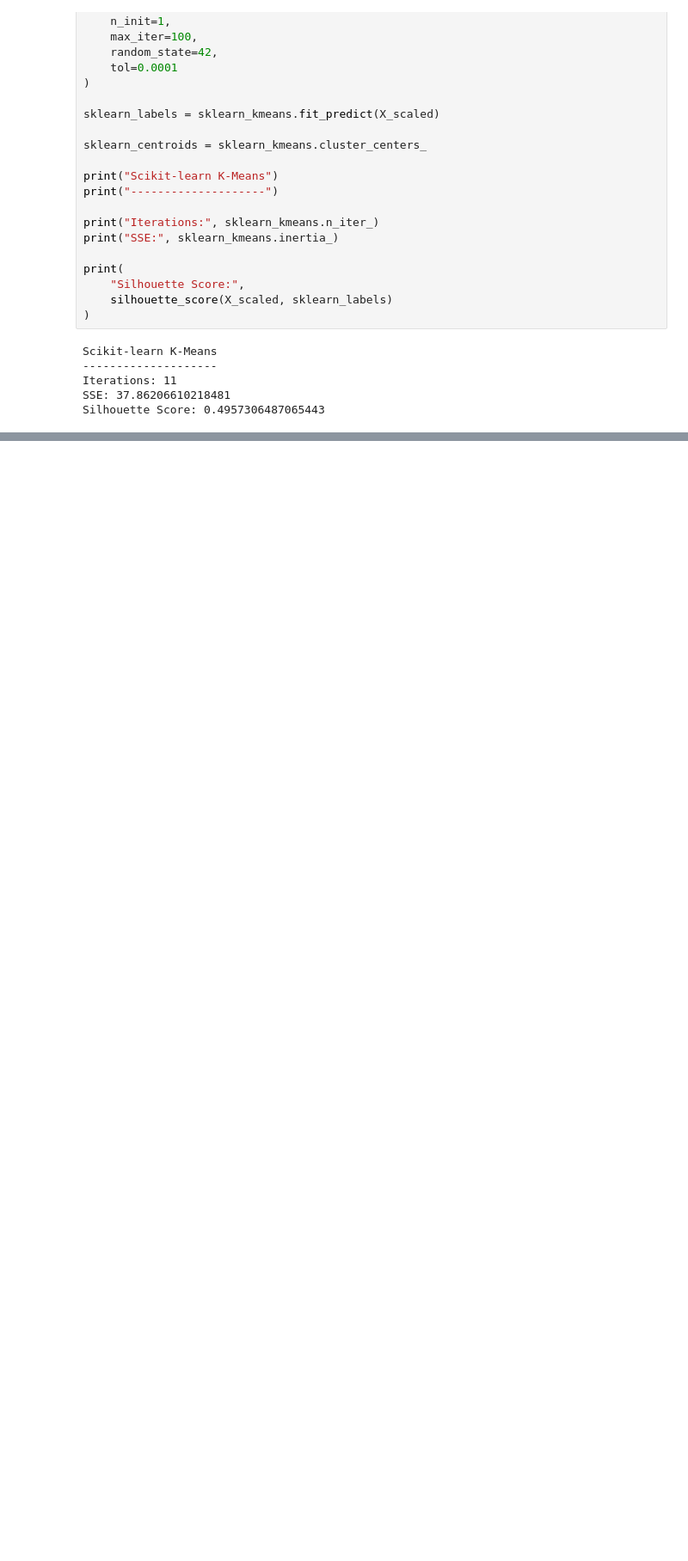
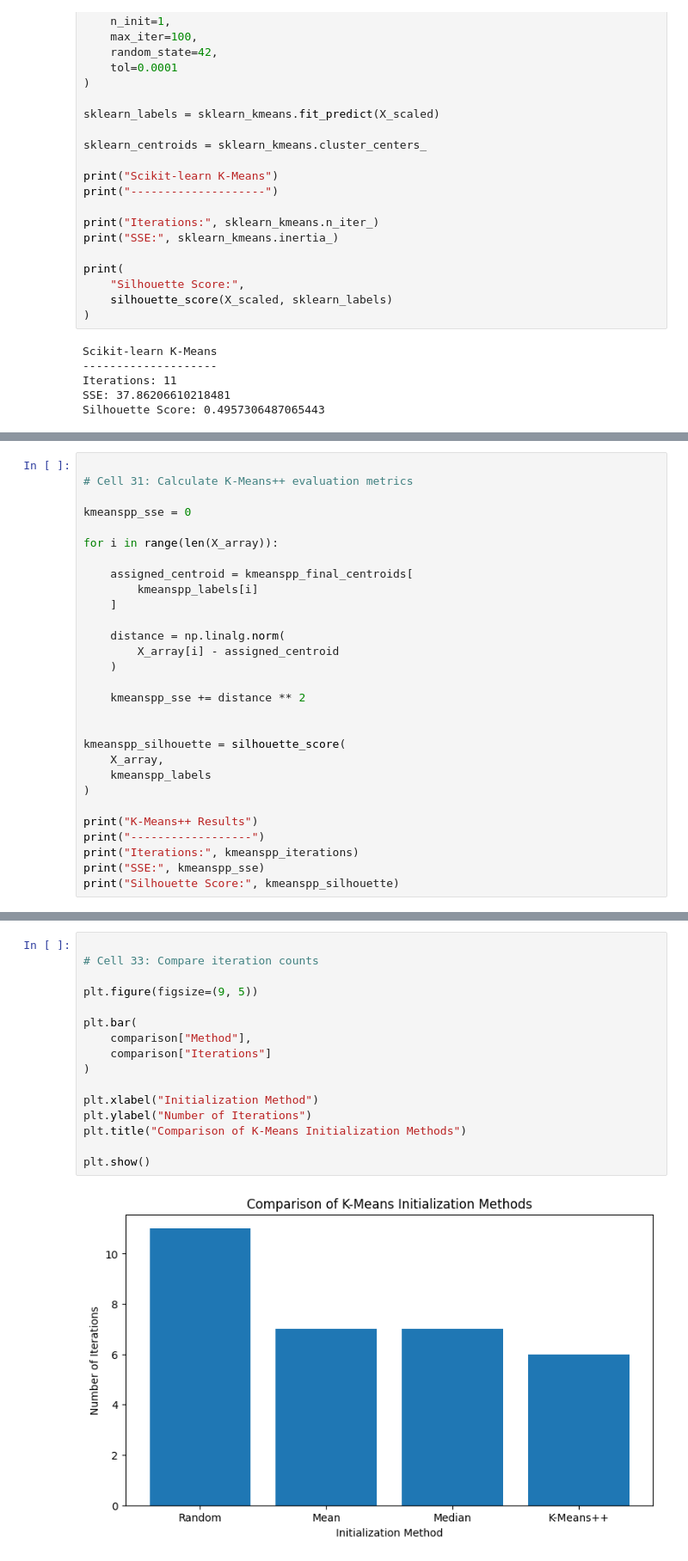
Before and after one commit to Aswini-Dileep/AI-ML-Project, a Jupyter notebook: AI_project.ipynb, the cells around one changed output, grey strips where cells are left out. Shown at 86% size. Saved outputs shown, nothing was run; the diff lists cells and outputs as text; blank space fills up the shorter version.

```diff
--- a/AI_project.ipynb
+++ b/AI_project.ipynb
@@ -406,0 +800,29 @@ Silhouette Score: 0.4957306487065443
+# %%
+
+# Cell 31: Calculate K-Means++ evaluation metrics
+
+kmeanspp_sse = 0
+
+for i in range(len(X_array)):
+
+    assigned_centroid = kmeanspp_final_centroids[
+        kmeanspp_labels[i]
+    ]
+
+    distance = np.linalg.norm(
+        X_array[i] - assigned_centroid
+    )
+
+    kmeanspp_sse += distance ** 2
+
+
+kmeanspp_silhouette = silhouette_score(
+    X_array,
+    kmeanspp_labels
+)
+
+print("K-Means++ Results")
+print("------------------")
+print("Iterations:", kmeanspp_iterations)
+print("SSE:", kmeanspp_sse)
+print("Silhouette Score:", kmeanspp_silhouette)
@@ -406,0 +876,18 @@ Silhouette Score: 0.4957306487065443
+# %%
+
+# Cell 33: Compare iteration counts
+
+plt.figure(figsize=(9, 5))
+
+plt.bar(
+    comparison["Method"],
+    comparison["Iterations"]
+)
+
+plt.xlabel("Initialization Method")
+plt.ylabel("Number of Iterations")
+plt.title("Comparison of K-Means Initialization Methods")
+
+plt.show()
+# %% [output]
+[figure, added]
```
Also changed, not shown: parts of 31 cells of this notebook.
